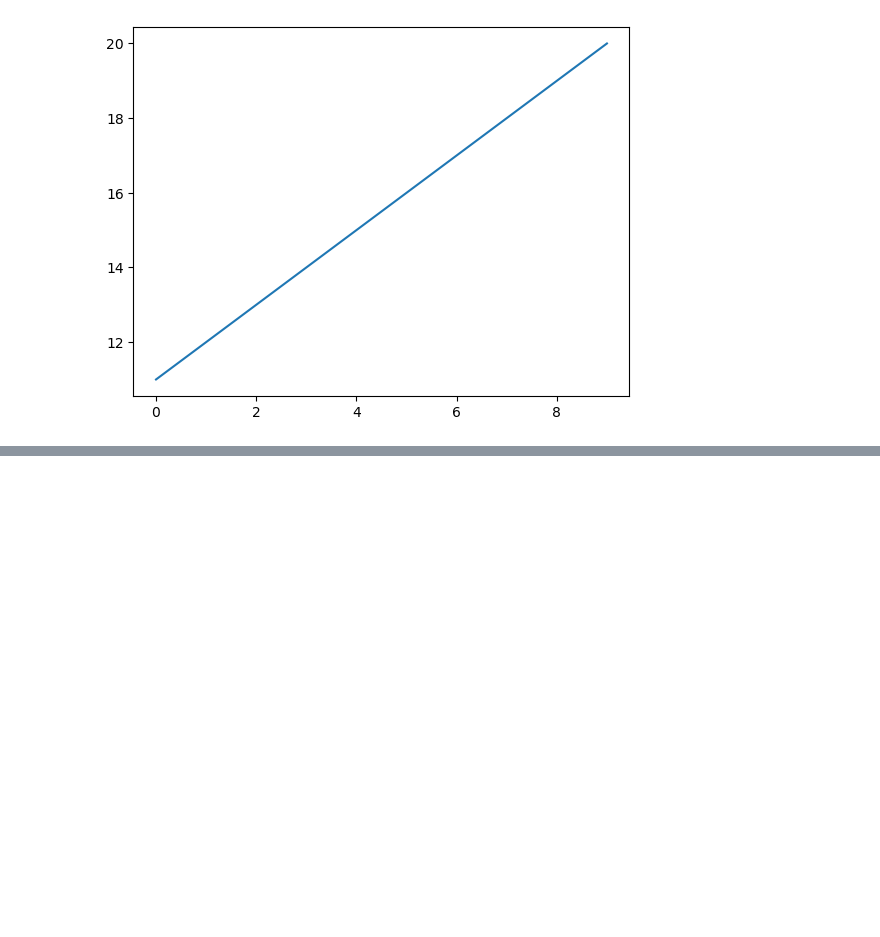
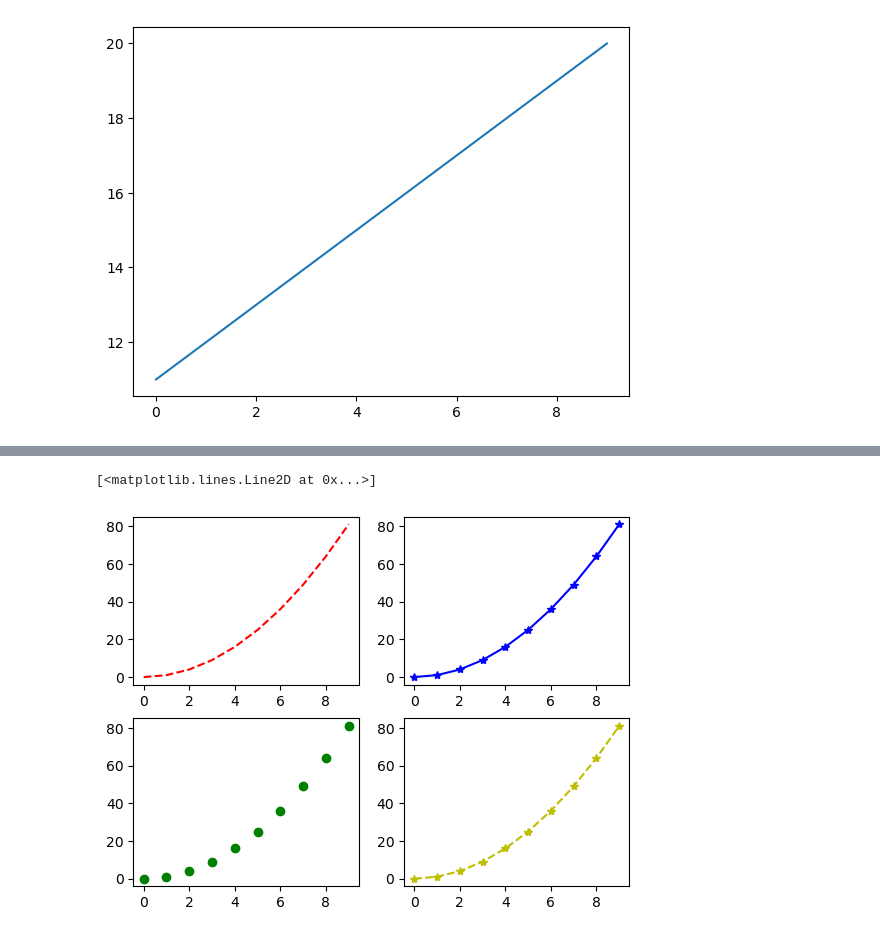
Before and after one commit to Engg-Abhinav/Python-Libraries, a Jupyter notebook: Python_Tutorial_4.ipynb, the cells around one changed output, grey strips where cells are left out. Saved outputs shown, nothing was run; the diff lists cells and outputs as text; code cells hidden in the pictures; blank space fills up the shorter version.

```diff
--- a/Python_Tutorial_4.ipynb
+++ b/Python_Tutorial_4.ipynb
@@ -68,0 +71,14 @@ plt.plot(x,y,'r*', linestyle='dashed', linewidth=2, markersize=12)
+# %%
+# Creating subplots
+
+plt.subplot(2,2,1)
+plt.plot(x,y,'r--')
+plt.subplot(2,2,2)
+plt.plot(x,y,'b*-')
+plt.subplot(2,2,3)
+plt.plot(x,y,'go')
+plt.subplot(2,2,4)
+plt.plot(x,y,'y*--')
+# %% [output]
+[<matplotlib.lines.Line2D at 0x...>]
+[figure, added]
```
Also changed, not shown: parts of 9 cells of this notebook.
